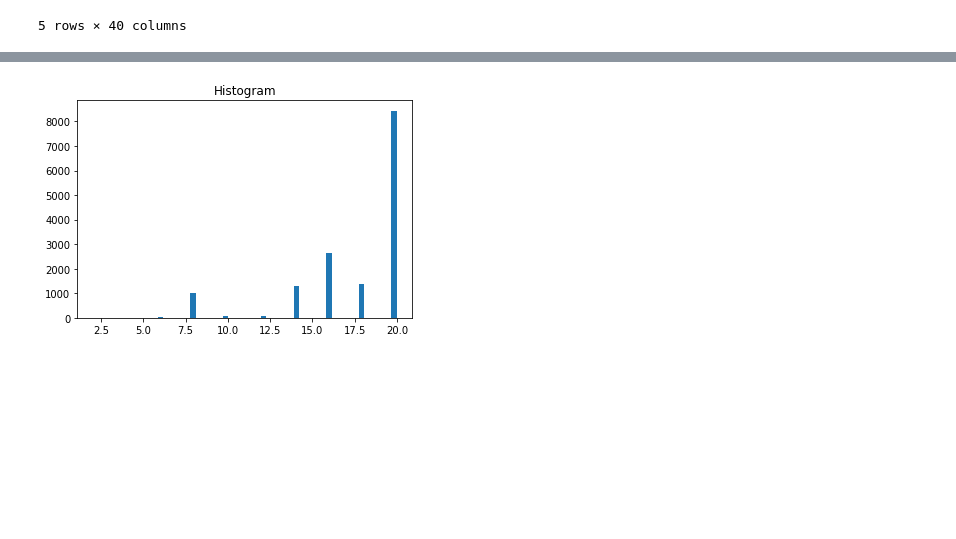
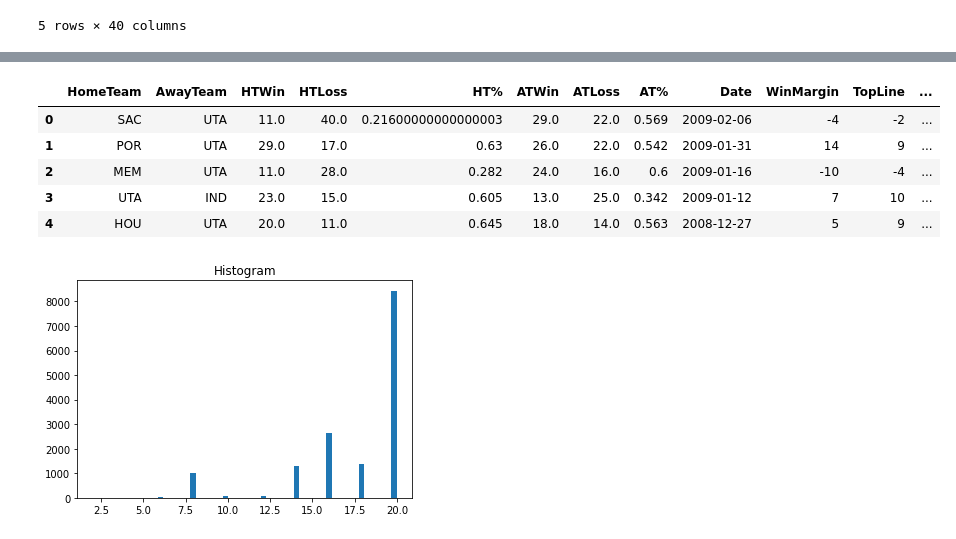
Before and after one commit to SidTheKid007/NBA-Gambling, a Jupyter notebook: NBA Betting Cleaning.ipynb, the cells around one changed output, grey strips where cells are left out. Cells and saved outputs as stored; diff of their text form; code cells hidden in the pictures; blank space fills up the shorter version.

Commit message:
Updated Data Cleaning

```diff
--- a/NBA Betting Cleaning.ipynb
+++ b/NBA Betting Cleaning.ipynb
@@ -61,0 +72,23 @@ df4.head()
+# %%
+databox2 = []
+for x in range(14914):
+    df6 = df4[df4.game_id == x]
+    long = len(df6)
+    databox2.append(df6[df6['is_home'] == 't'].iloc[0]['matchup'][-3:]) #home team
+    databox2.append(df6[df6['is_home'] == 't'].iloc[0]['matchup'][0:3]) #away team
+    databox2.append(df6[df6['is_home'] == 't'].iloc[0]['w']) #wins of home team
+    databox2.append(df6[df6['is_home'] == 't'].iloc[0]['l']) #losses of home team
+    databox2.append(df6[df6['is_home'] == 't'].iloc[0]['w_pct']) #win percent of home team
+    databox2.append(df6[df6['is_home'] == 'f'].iloc[0]['w']) #wins of away team
+    databox2.append(df6[df6['is_home'] == 'f'].iloc[0]['l']) #losses of away team
+    databox2.append(df6[df6['is_home'] == 'f'].iloc[0]['w_pct']) #win percent of away team
+    databox2.append(df6.iloc[0]['game_date']) #date of game
+    databox2.append(df6[df6['is_home'] == 't'].iloc[0]['pts'] - df6[df6['is_home'] == 'f'].iloc[0]['pts']) #win margin of home team (target)
+    lines = []
+    for y in range(long):
+        lines.append(-1*int(df6.iloc[y]['spread2'])) # betting home margin of victory
+    databox2.append(max(lines))
+    databox2.append(df6.iloc[lines.index(max(lines))]['book_name'])
+    databox2.append(min(lines))
+    databox2.append(df6.iloc[lines.index(min(lines))]['book_name'])
+    databox2.append(sum(lines)/len(lines))
@@ -62,3 +97,21 @@ df4.head()
+# %%
+labels = ['HomeTeam','AwayTeam','HTWin','HTLoss','HT%','ATWin','ATLoss','AT%','Date','WinMargin']
+labels = labels + ['TopLine','TLCompany','BotLine','BLCompany','Average']
+# %%
+import numpy as np
+databox3 = np.array(databox2)
+databox3 = np.reshape(databox3, (-1, 15))
+# %%
+import pandas as pd
+betline2 = pd.DataFrame(databox3, columns=labels)
+betline2.head()
+# %% [output]
+|  | HomeTeam | AwayTeam | HTWin | HTLoss | HT% | ATWin | ATLoss | AT% | Date | WinMargin | TopLine | ... |
+| 0 | SAC | UTA | 11.0 | 40.0 | 0.21600000000000003 | 29.0 | 22.0 | 0.569 | 2009-02-06 | -4 | -2 | ... |
+| 1 | POR | UTA | 29.0 | 17.0 | 0.63 | 26.0 | 22.0 | 0.542 | 2009-01-31 | 14 | 9 | ... |
+| 2 | MEM | UTA | 11.0 | 28.0 | 0.282 | 24.0 | 16.0 | 0.6 | 2009-01-16 | -10 | -4 | ... |
+| 3 | UTA | IND | 23.0 | 15.0 | 0.605 | 13.0 | 25.0 | 0.342 | 2009-01-12 | 7 | 10 | ... |
+| 4 | HOU | UTA | 20.0 | 11.0 | 0.645 | 18.0 | 14.0 | 0.563 | 2008-12-27 | 5 | 9 | ... |
 # %%
 bets = []
 for x in range(14914):
```
Also changed, not shown: parts of 5 cells of this notebook.
